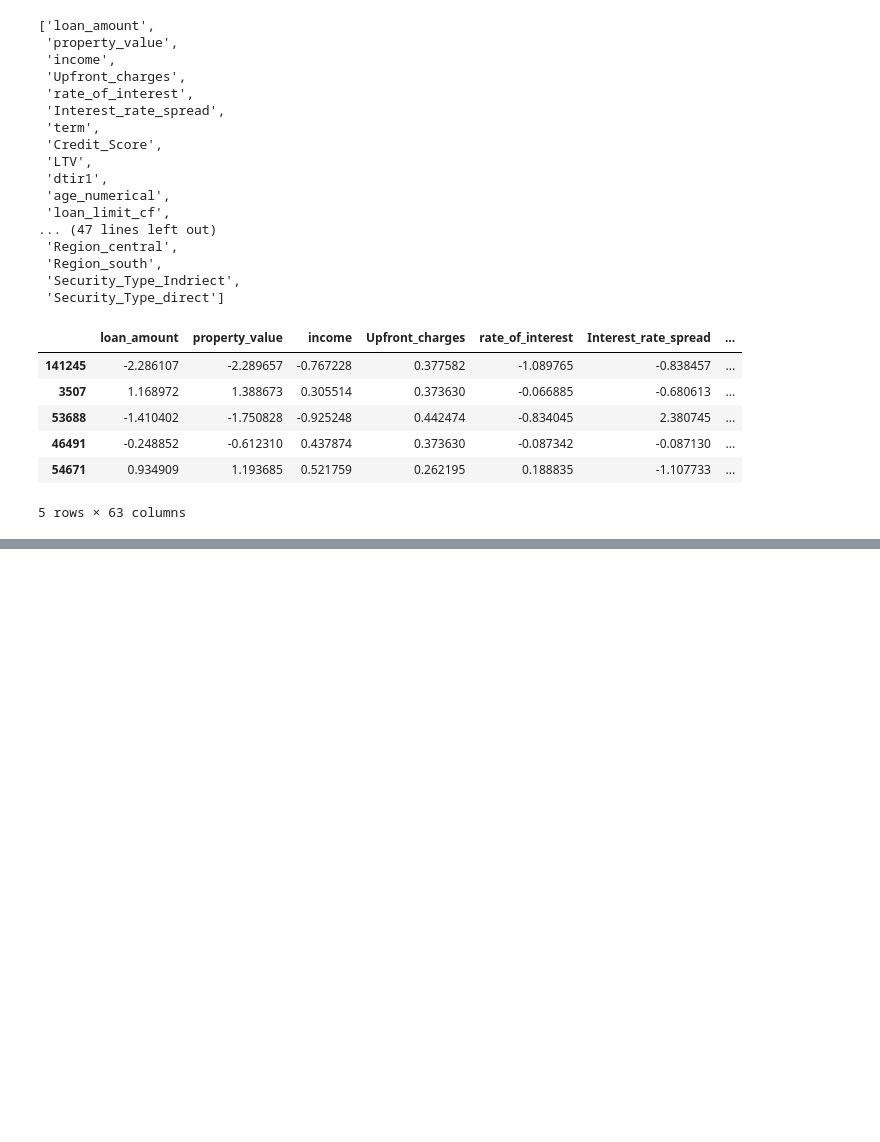
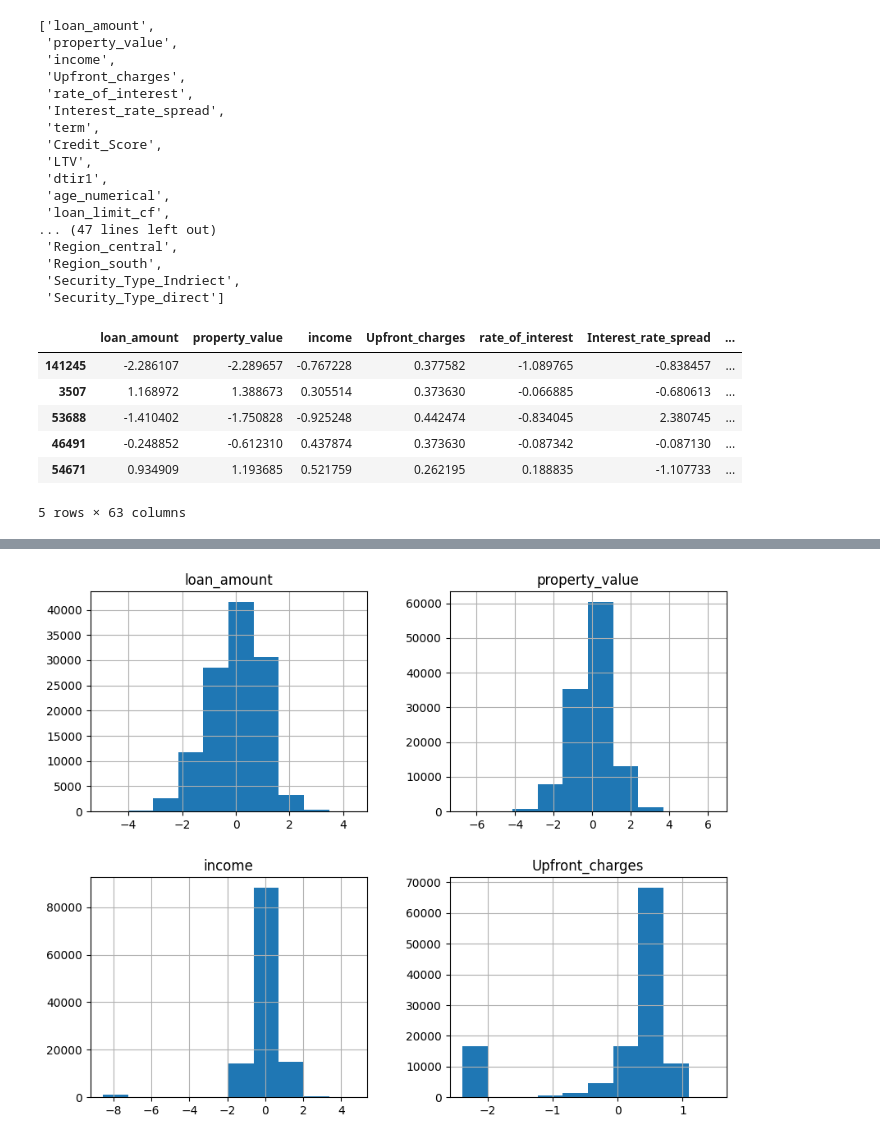
Before and after one commit to Bjoshua25/Loan-Default-Prediction, a Jupyter notebook: notebook/second_EDA.ipynb, the cells around one changed output, grey strips where cells are left out. Cells and saved outputs as stored; diff of their text form; code cells hidden in the pictures; blank space fills up the shorter version.

```diff
--- a/notebook/second_EDA.ipynb
+++ b/notebook/second_EDA.ipynb
@@ -261,0 +334,5 @@ df_processed.head()
+# %%
+# transformed dataframe
+df = get_transformed_df()
+
+df.head()
@@ -261,0 +347,14 @@ df_processed.head()
+# %%
+# Log transformed column names
+
+log_transform_cols = [
+    'loan_amount',
+    'property_value',
+    'income',
+    'Upfront_charges'
+]
+# %%
+# filter log transformed features
+
+df_log = df[log_transform_cols]
+df_log.head()
@@ -261,0 +368,8 @@ df_processed.head()
+# %%
+# Histogram plot of the Log Features
+
+fig, ax = plt.subplots(figsize = (10, 8))
+df_log.hist(ax=ax)
+plt.show()
+# %% [output]
+[figure, added]
```
Also changed, not shown: parts of 34 cells of this notebook, 13 other files.
